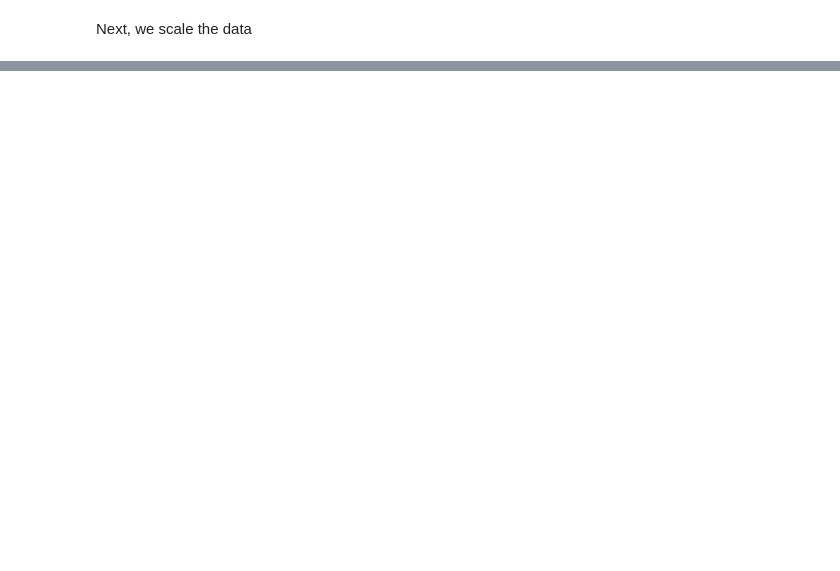
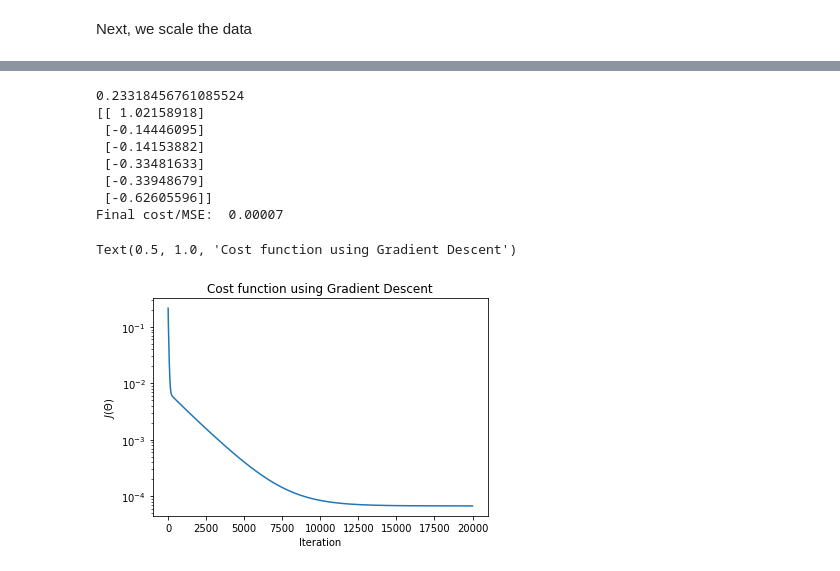
Before and after one commit to LeoisWTT/PHYS3151-Machine-Learning-in-Physics-2023, a Jupyter notebook: multivariate-linear-regression/2D_function_expansion.ipynb, the cells around one changed output, grey strips where cells are left out. Drawn from its saved outputs; the diff is of its cells as text; code cells hidden in the pictures; blank space fills up the shorter version.

```diff
--- a/multivariate-linear-regression/2D_function_expansion.ipynb
+++ b/multivariate-linear-regression/2D_function_expansion.ipynb
@@ -177,0 +134,10 @@ The dots in the above figure is randomly selected “time” data in the example
+# %%
+df = pd.read_csv('/content/test_func_data.csv')
+#print(df)
+# %%
+df['x^2']=df['x']**2
+df['y^2']=df['y']**2
+df['x^4']=df['x']**4
+df['y^4']=df['y']**4
+df['x^2*y^2']=df['x']**2*df['y']**2
+print(df)
@@ -177,0 +162,40 @@ The dots in the above figure is randomly selected “time” data in the example
+# %%
+df_temp = df.to_numpy()
+x = df_temp[:,3:8]
+y = [df_temp[:,0]]
+x = np.array(x)
+#print(x)
+y = np.array(y)
+y = y.T
+#print(y)
+# %%
+alpha =0.1
+n_iter = 20000
+N=np.size(x,1)
+theta = np.random.randn(N+1,1)
+#print(theta)
+x_b = np.c_[np.ones((len(x),1)),x]
+#print(x_b)
+print(computeCost(theta,x_b,y))
+
+theta,cost_history,theta_history = gradient_descent(x_b,y,theta,alpha,n_iter)
+
+print(theta)
+print('Final cost/MSE:  {:0.5f}'.format(cost_history[-1]))
+
+plt.plot(cost_history)
+plt.yscale('log')
+plt.xlabel("Iteration")
+plt.ylabel("$J(\Theta)$")
+plt.title("Cost function using Gradient Descent")
+# %% [output]
+0.23318456761085524
+[[ 1.02158918]
+ [-0.14446095]
+ [-0.14153882]
+ [-0.33481633]
+ [-0.33948679]
+ [-0.62605596]]
+Final cost/MSE:  0.00007
+Text(0.5, 1.0, 'Cost function using Gradient Descent')
+[figure, added]
```
Also changed, not shown: parts of 15 cells of this notebook.
